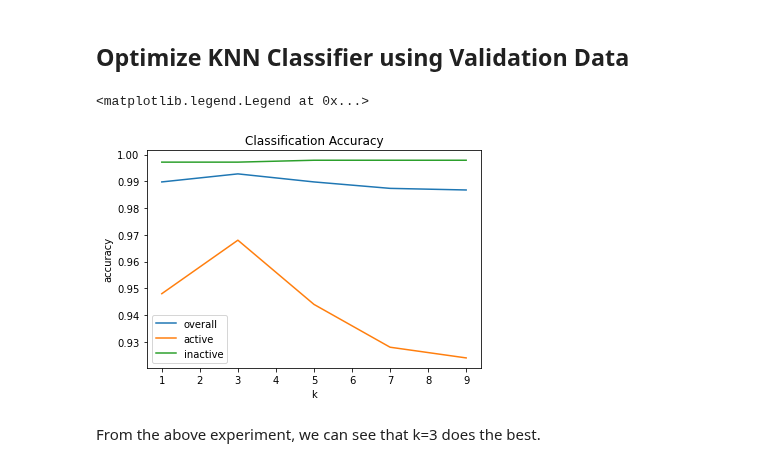
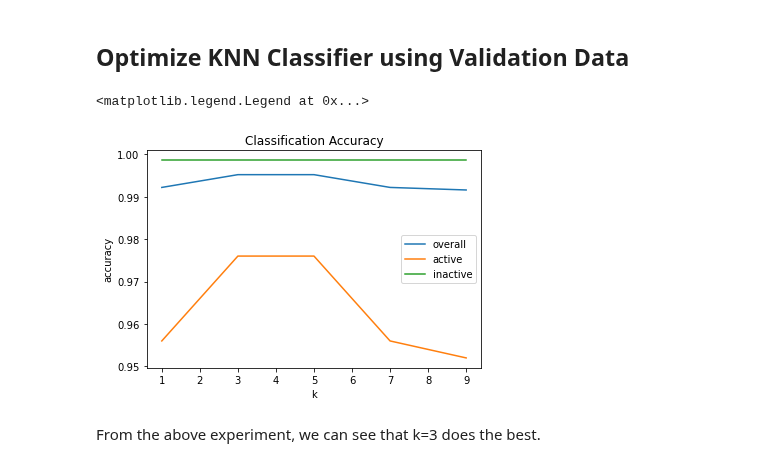
Before and after one commit to srensi/tmprss2, a Jupyter notebook: notebooks/knn.ipynb, the cells around one changed output. Drawn from its saved outputs; the diff is of its cells as text; code cells hidden in the pictures.

Commit message:
changed from minkowski to jaccard

```diff
--- a/notebooks/knn.ipynb
+++ b/notebooks/knn.ipynb
@@ -72,35 +72,35 @@ test_y = np.concatenate([test_y_assays, test_y_dcm], axis=0)
 # optimize knn, test a couple ks
 
 ks = np.arange(1, 10, 2)
 
 accuracies = []
 active_accuracies = []
 inactive_accuracies = []
 for k in tqdm(ks):
-    nbrs = KNeighborsClassifier(n_neighbors=k, algorithm='ball_tree', weights='distance', n_jobs=32)
+    nbrs = KNeighborsClassifier(n_neighbors=k, metric='jaccard', algorithm='ball_tree', weights='distance', n_jobs=32)
     nbrs.fit(train_X, train_y)
     pred = nbrs.predict(val_X)
     accuracies.append(np.count_nonzero(pred == test_y) / len(test_y))
     if np.count_nonzero(test_y == 'Inactive') == 0:
         inactive_accuracies.append(1)  # all inactive classified correctly: vacuously true
     else:
         inactive_accuracies.append(np.count_nonzero((pred == test_y) & (pred == 'Inactive')) / np.count_nonzero(test_y == 'Inactive'))
     if np.count_nonzero(test_y == 'Active') == 0:
         active_accuracies.append(1)
     else:
         active_accuracies.append(np.count_nonzero((pred == test_y) & (test_y == 'Active')) / np.count_nonzero(test_y == 'Active'))
 
 plt.figure()
 plt.plot(ks, accuracies, label='overall')
 plt.plot(ks, active_accuracies, label='active')
 plt.plot(ks, inactive_accuracies, label='inactive')
 plt.xlabel("k")
 plt.ylabel("accuracy")
 plt.title('Classification Accuracy')
 plt.legend()
 # %% [output]
 <matplotlib.legend.Legend at 0x...>
-[figure, old version]
+[figure, new version]
 # %% [markdown]
 From the above experiment, we can see that k=3 does the best.
 # %% [markdown]
```
Also changed, not shown: parts of 4 cells of this notebook.
